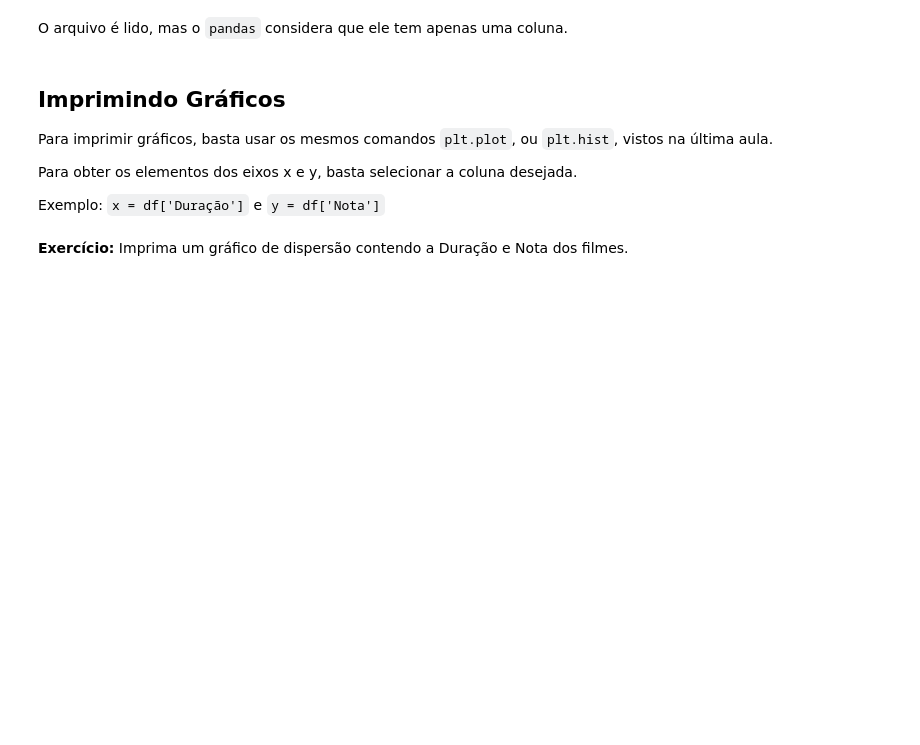
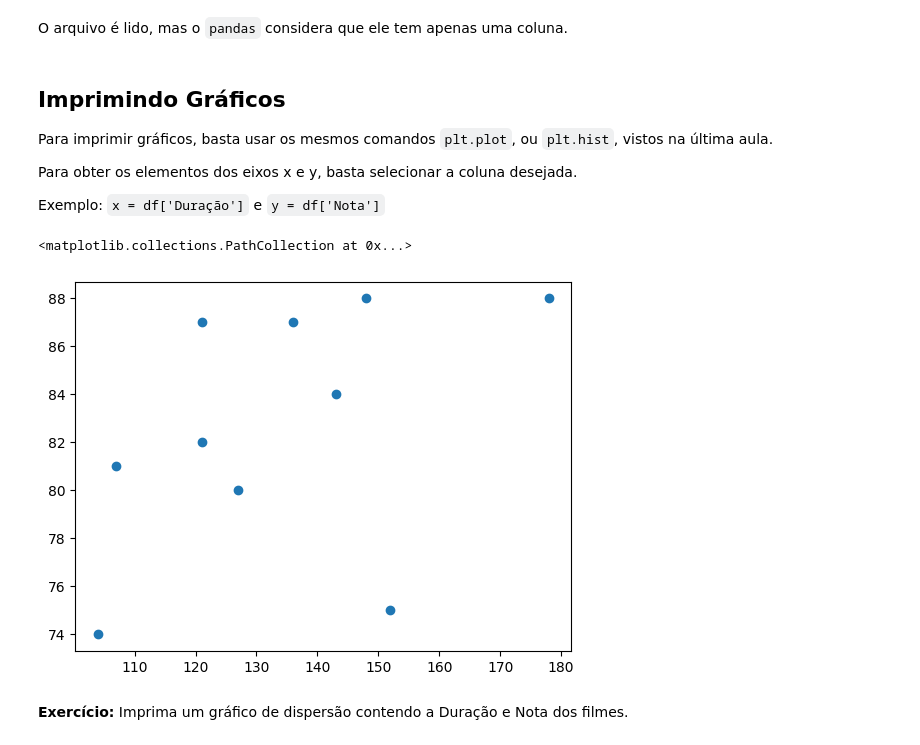
Before and after one commit to mahzze/Solucoes-notebooks-bcc, a Jupyter notebook: aulas/4_Bases_Dados_Manipulacao_Dados.ipynb, the cells around one changed output. Drawn from its saved outputs; the diff is of its cells as text; code cells hidden in the pictures; blank space fills up the shorter version.

```diff
--- a/aulas/4_Bases_Dados_Manipulacao_Dados.ipynb
+++ b/aulas/4_Bases_Dados_Manipulacao_Dados.ipynb
@@ -139,5 +160,5 @@ df
 # %% [markdown]
 Veja o que acontece nesta planilha se você não especificar o ``;``:
 # %%
-df = pd.read_csv("https://drive.google.com/u/3/uc?id=1BtptC4KbbkyoYWUsnGXaUtgVYd7gk_Ti&export=download")
+df = pd.read_csv("https://drive.google.com/u/3/uc?id=1BtptC4KbbkyoYWUsnGXaUtgVYd7gk_Ti&export=download",sep=";")
 df
@@ -152,9 +185,13 @@ Para obter os elementos dos eixos x e y, basta selecionar a coluna desejada.
 
 Exemplo: `x = df['Duração']` e `y = df['Nota']`
 # %%
+import matplotlib.pyplot as plt
+
 x = df['Duração']
 y = df['Nota']
-print(x)
-print(y)
+plt.scatter(x,y)
+# %% [output]
+<matplotlib.collections.PathCollection at 0x...>
+[figure, added]
 # %% [markdown]
 **Exercício:** Imprima um gráfico de dispersão contendo a Duração e Nota dos filmes.
```
Also changed, not shown: parts of 42 cells of this notebook.
